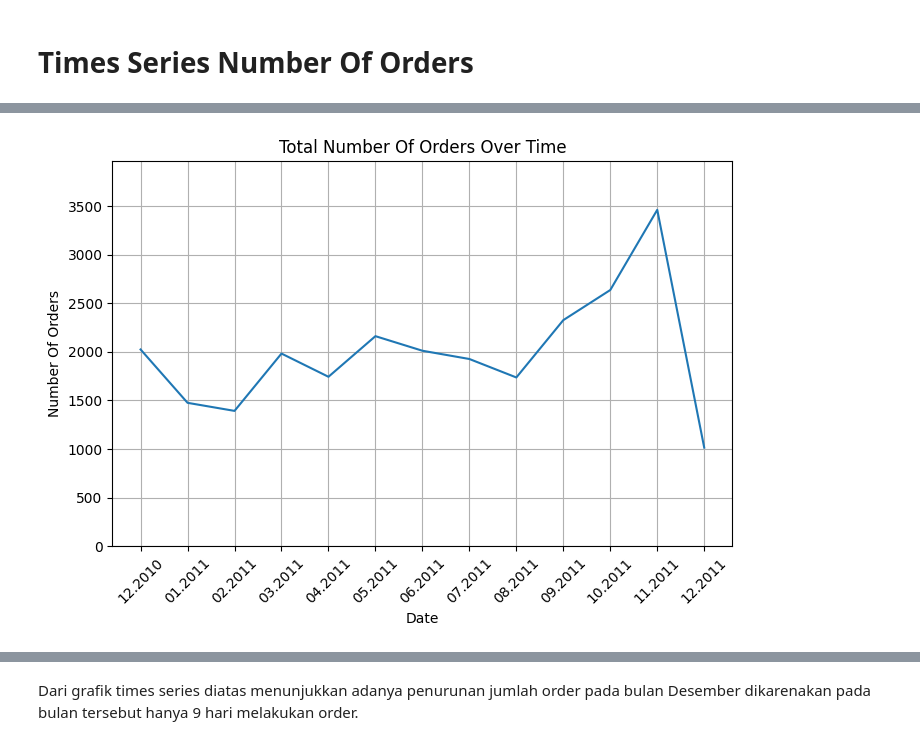
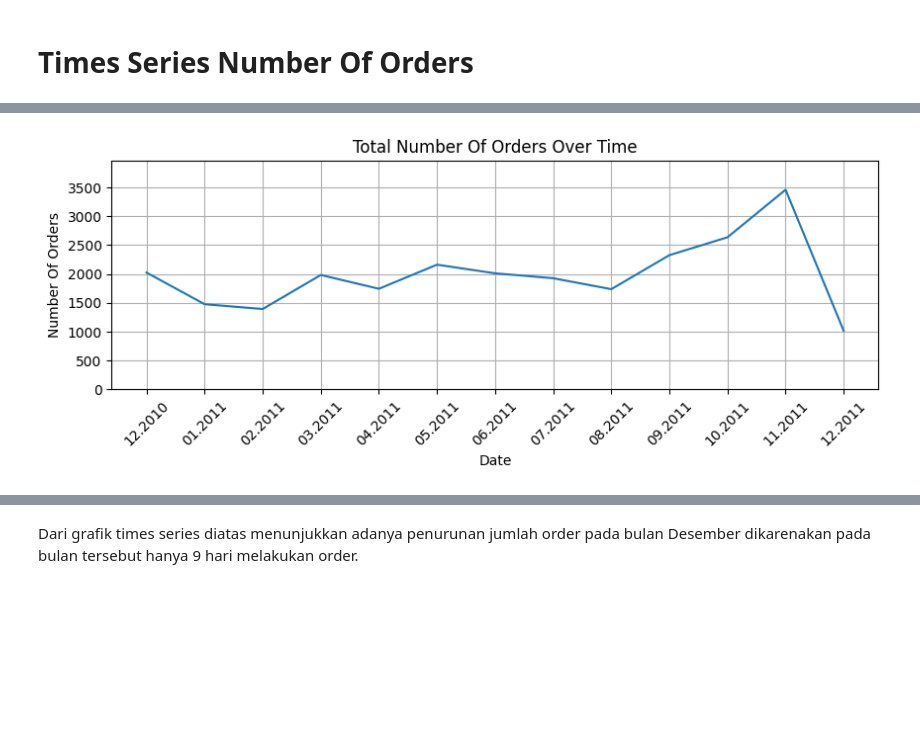
Before and after one commit to Mr-Ug/Learn-Data-Science, a Jupyter notebook: Data Science/Project Latihan 1/Project_Latihan_1.ipynb, the cells around one changed output, grey strips where cells are left out. Drawn from its saved outputs; the diff is of its cells as text; code cells hidden in the pictures; blank space fills up the shorter version.

```diff
--- a/Data Science/Project Latihan 1/Project_Latihan_1.ipynb
+++ b/Data Science/Project Latihan 1/Project_Latihan_1.ipynb
@@ -100,22 +119,22 @@ Freq: M, Name: InvoiceNo, dtype: int64
 # %%
 Ax = pd.DataFrame(Pesanan_Bulanan.values).plot(
     grid=True,
-    figsize=(8,5),
+    figsize=(10,3),
     legend=False
 )
 
 Ax.set_xlabel('Date')
 Ax.set_ylabel('Number Of Orders')
 Ax.set_title('Total Number Of Orders Over Time')
 
 Ax.set_ylim([0, max(Pesanan_Bulanan.values)+500])
 
 plt.xticks(
     range(len(Pesanan_Bulanan.index)),
     [x.strftime('%m.%Y') for x in Pesanan_Bulanan.index],
     rotation=45
 )
 
 plt.show()
 # %% [output]
-[figure, old version]
+[figure, new version]
```
Also changed, not shown: parts of 14 cells of this notebook.
